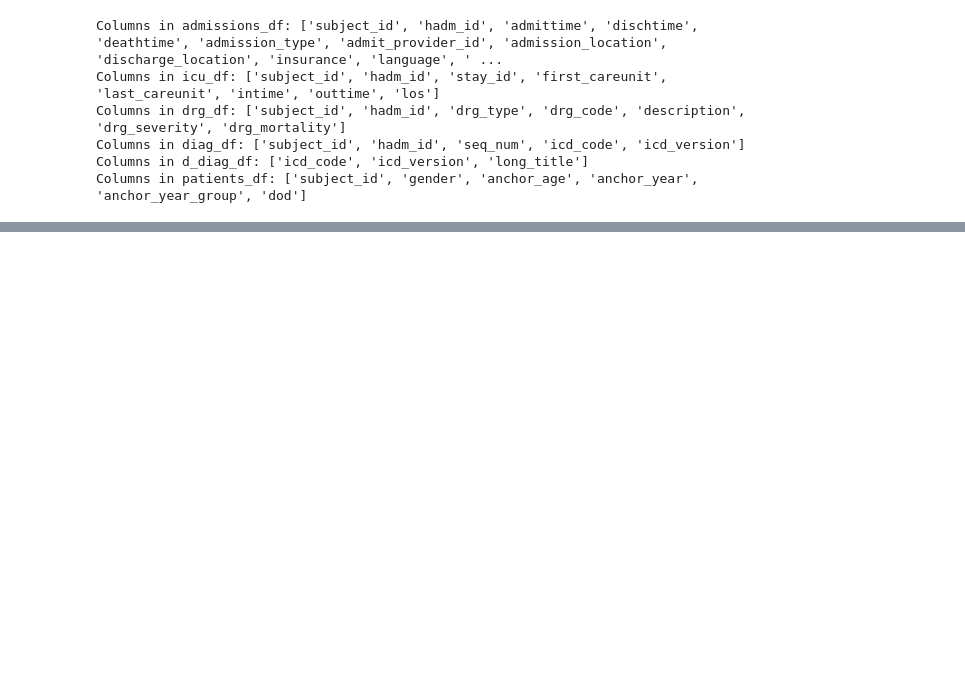
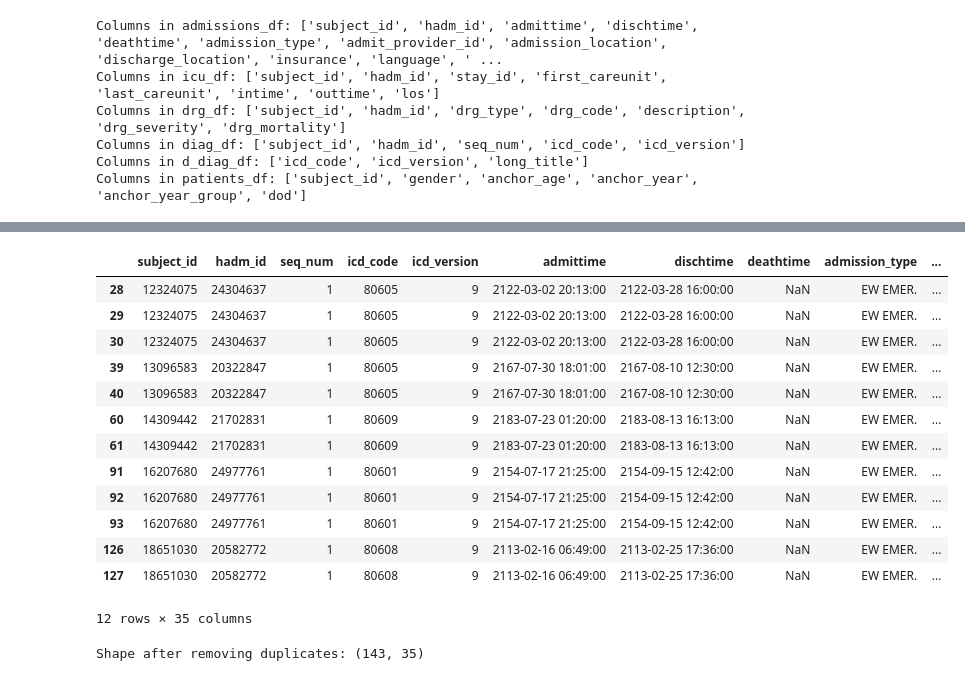
Before and after one commit to Jibu24/Predicting-ICU-LOS, a Jupyter notebook: notebooks/Data_exploration.ipynb, the cells around one changed output, grey strips where cells are left out. Drawn from its saved outputs; the diff is of its cells as text; code cells hidden in the pictures; blank space fills up the shorter version.

Commit message:
Merged MIMIC-IV dataset

```diff
--- a/notebooks/Data_exploration.ipynb
+++ b/notebooks/Data_exploration.ipynb
@@ -52,0 +87,4 @@ Columns in patients_df: ['subject_id', 'gender', 'anchor_age', 'anchor_year', 'a
+# %%
+diag_df_filtered = diag_df[diag_df['icd_code'].str.startswith('8060')]
+print(diag_df_filtered.head())
+print(f"Number of patients with acute traumatic spinal cord injury at the neck: {len(diag_df_filtered)}")
@@ -52,0 +127,3 @@ Columns in patients_df: ['subject_id', 'gender', 'anchor_age', 'anchor_year', 'a
+# %%
+# Remove duplicates based on subject_id and hadm_id
+diag_df_filtered.drop_duplicates(subset=['subject_id', 'hadm_id'], inplace=True)
@@ -52,0 +149,6 @@ Columns in patients_df: ['subject_id', 'gender', 'anchor_age', 'anchor_year', 'a
+# %%
+# Merge the datasets
+merged_df = diag_df_filtered.merge(admissions_df, on=['subject_id', 'hadm_id'], how='left') \
+                             .merge(patients_df, on='subject_id', how='left') \
+                             .merge(icu_df, on=['subject_id', 'hadm_id'], how='left') \
+                             .merge(drg_df, on=['subject_id', 'hadm_id'], how='left')
@@ -52,0 +169,10 @@ Columns in patients_df: ['subject_id', 'gender', 'anchor_age', 'anchor_year', 'a
+# %%
+# Filter Duplicates
+duplicates = merged_df[merged_df.duplicated(subset=['subject_id', 'hadm_id'], keep=False)]
+
+# Check if there are any duplicates
+if not duplicates.empty:
+    print("Duplicates found:")
+    print(duplicates)
+else:
+    print("No duplicates found.")
@@ -52,0 +197,23 @@ Columns in patients_df: ['subject_id', 'gender', 'anchor_age', 'anchor_year', 'a
+# %%
+duplicates
+# %% [output]
+|  | subject_id | hadm_id | seq_num | icd_code | icd_version | admittime | dischtime | deathtime | admission_type | ... |
+| 28 | 12324075 | 24304637 | 1 | 80605 | 9 | 2122-03-02 20:13:00 | 2122-03-28 16:00:00 | NaN | EW EMER. | ... |
+| 29 | 12324075 | 24304637 | 1 | 80605 | 9 | 2122-03-02 20:13:00 | 2122-03-28 16:00:00 | NaN | EW EMER. | ... |
+| 30 | 12324075 | 24304637 | 1 | 80605 | 9 | 2122-03-02 20:13:00 | 2122-03-28 16:00:00 | NaN | EW EMER. | ... |
+| 39 | 13096583 | 20322847 | 1 | 80605 | 9 | 2167-07-30 18:01:00 | 2167-08-10 12:30:00 | NaN | EW EMER. | ... |
+| 40 | 13096583 | 20322847 | 1 | 80605 | 9 | 2167-07-30 18:01:00 | 2167-08-10 12:30:00 | NaN | EW EMER. | ... |
+| 60 | 14309442 | 21702831 | 1 | 80609 | 9 | 2183-07-23 01:20:00 | 2183-08-13 16:13:00 | NaN | EW EMER. | ... |
+| 61 | 14309442 | 21702831 | 1 | 80609 | 9 | 2183-07-23 01:20:00 | 2183-08-13 16:13:00 | NaN | EW EMER. | ... |
+| 91 | 16207680 | 24977761 | 1 | 80601 | 9 | 2154-07-17 21:25:00 | 2154-09-15 12:42:00 | NaN | EW EMER. | ... |
+| 92 | 16207680 | 24977761 | 1 | 80601 | 9 | 2154-07-17 21:25:00 | 2154-09-15 12:42:00 | NaN | EW EMER. | ... |
+| 93 | 16207680 | 24977761 | 1 | 80601 | 9 | 2154-07-17 21:25:00 | 2154-09-15 12:42:00 | NaN | EW EMER. | ... |
+| 126 | 18651030 | 20582772 | 1 | 80608 | 9 | 2113-02-16 06:49:00 | 2113-02-25 17:36:00 | NaN | EW EMER. | ... |
+| 127 | 18651030 | 20582772 | 1 | 80608 | 9 | 2113-02-16 06:49:00 | 2113-02-25 17:36:00 | NaN | EW EMER. | ... |
+12 rows × 35 columns
+# %%
+# Remove duplicates based on subject_id and hadm_id
+merged_df.drop_duplicates(subset=['subject_id', 'hadm_id'], inplace=True)
+print(f"Shape after removing duplicates: {merged_df.shape}")
+# %% [output]
+Shape after removing duplicates: (143, 35)
```
Also changed, not shown: parts of 13 cells of this notebook.
